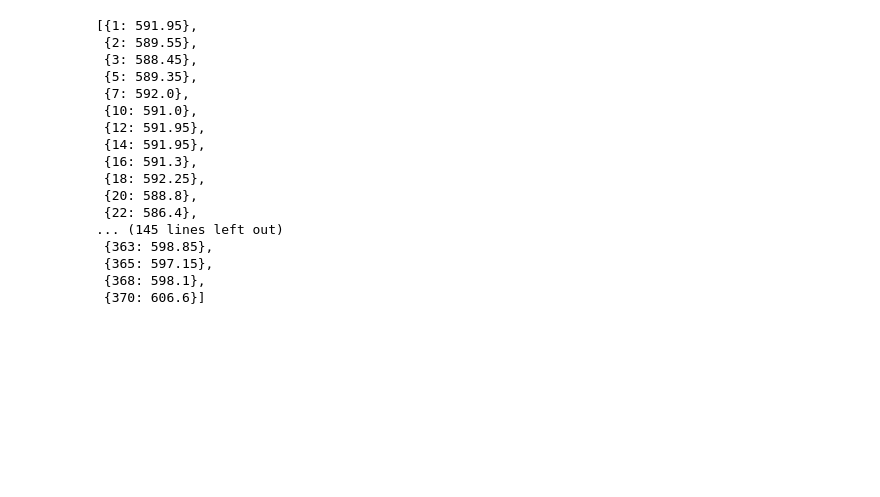
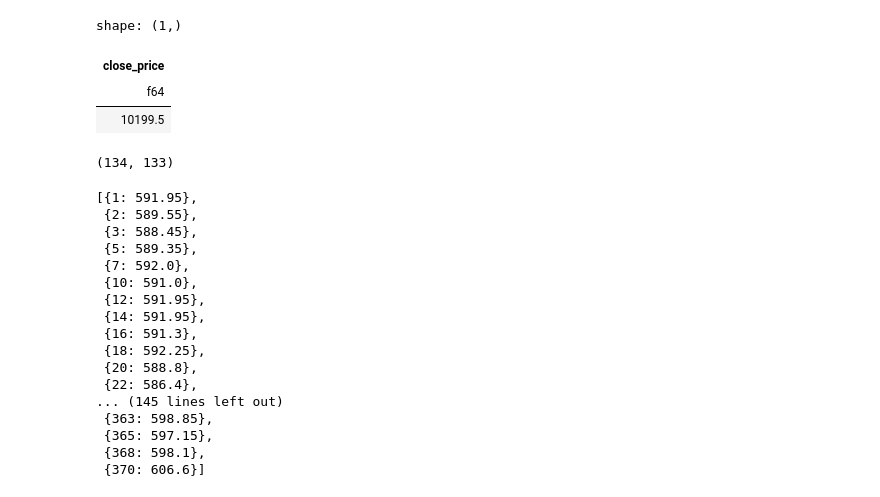
Before and after one commit to xaviruvpadhiyar98/stock-prediction-rl, a Jupyter notebook: v2/visualize_buy_sell.ipynb, the cells around one changed output. Drawn from its saved outputs; the diff is of its cells as text; code cells hidden in the pictures; blank space fills up the shorter version.

```diff
--- a/v2/visualize_buy_sell.ipynb
+++ b/v2/visualize_buy_sell.ipynb
@@ -91,0 +69,18 @@ shape: (373, 18)
+# %%
+df.tail(1).select(["close_price", "shares_holdings", "available_amount"])
+
+portfolio_value = df.tail(1).select([
+    pl.col("available_amount").str.replace(",", "").cast(pl.Float32),
+    pl.col("close_price"),
+    pl.col("shares_holdings")
+])
+portfolio_value["close_price"] * portfolio_value["shares_holdings"] + portfolio_value["available_amount"]
+# %% [output]
+shape: (1,)
+| close_price |
+| f64 |
+| 10199.5 |
+# %%
+df["buy_prices_with_commission"].drop_nulls().str.replace(",", "").len(), df["sell_prices_with_commission"].drop_nulls().str.replace(",", "").len()
+# %% [output]
+(134, 133)
```
Also changed, not shown: parts of 16 cells of this notebook, 4 other files.
